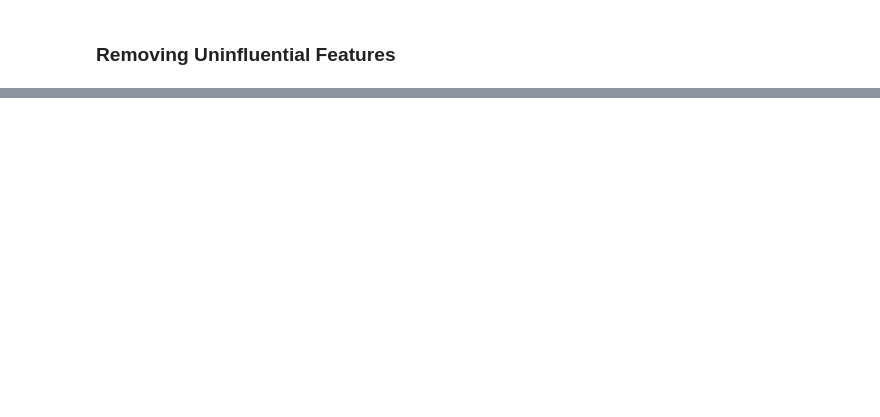
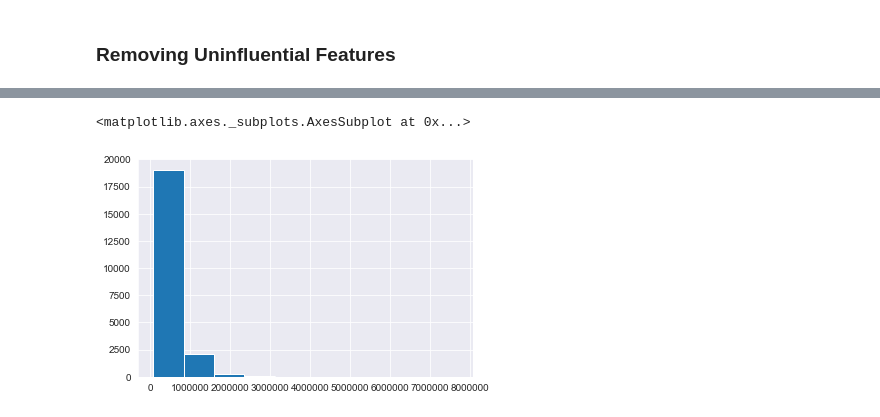
Before and after one commit to psuero1/house-sales-project, a Jupyter notebook: Iterative_Modeling.ipynb, the cells around one changed output, grey strips where cells are left out. Cells and saved outputs as stored; diff of their text form; code cells hidden in the pictures; blank space fills up the shorter version.

```diff
--- a/Iterative_Modeling.ipynb
+++ b/Iterative_Modeling.ipynb
@@ -138,0 +315,5 @@ SyntaxError: invalid syntax (<unknown>, line 1)
+# %%
+df.price.hist()
+# %% [output]
+<matplotlib.axes._subplots.AxesSubplot at 0x...>
+[figure, added]
```
Also changed, not shown: parts of 29 cells of this notebook, 1 other file.
